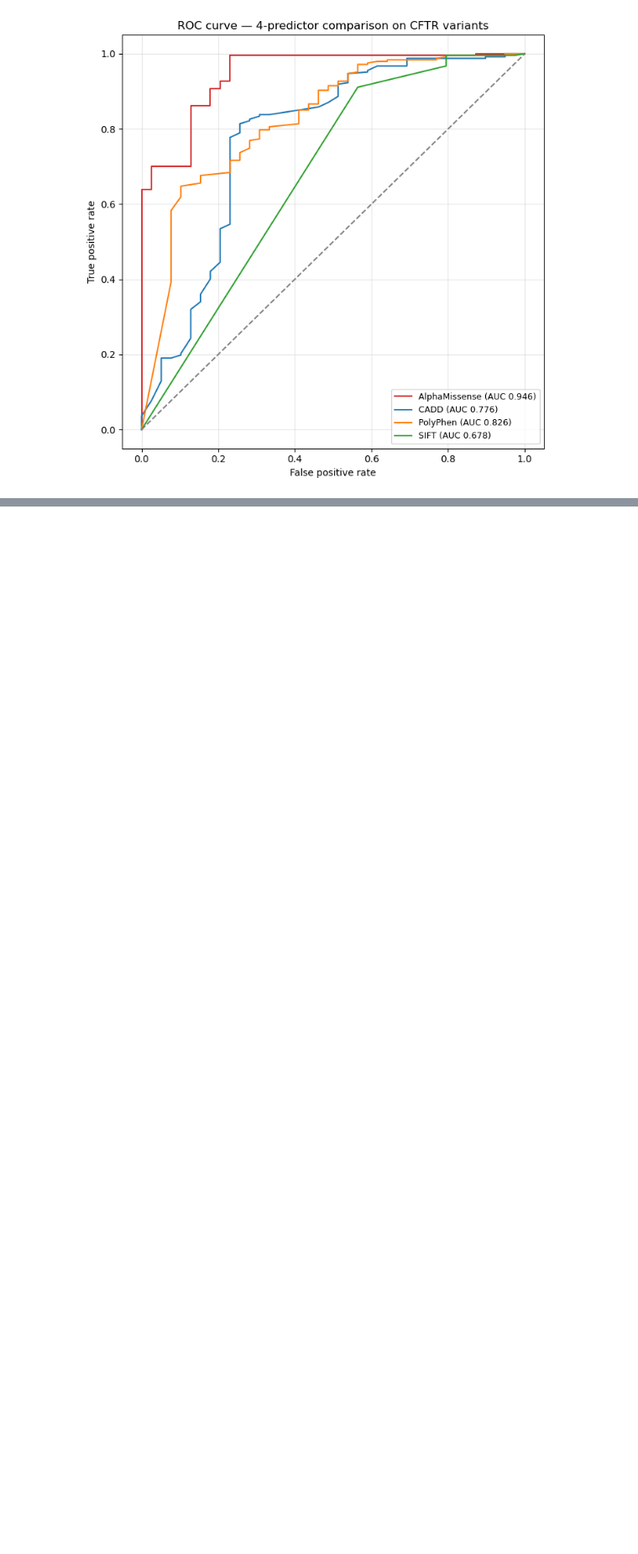
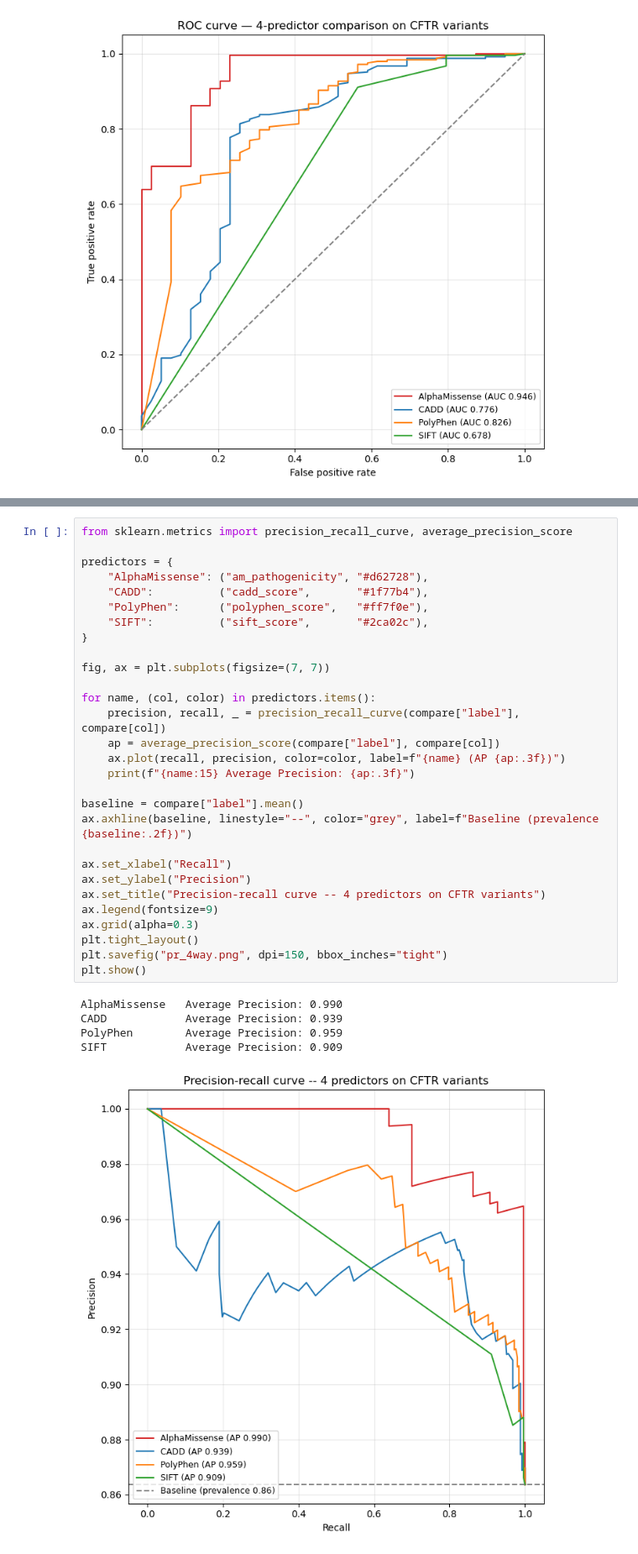
Before and after one commit to RoshaniPawar16/alphamissense-cftr, a Jupyter notebook: comparison.ipynb, the cells around one changed output, grey strips where cells are left out. Shown at 84% size. Saved outputs shown, nothing was run; the diff lists cells and outputs as text; blank space fills up the shorter version.

Commit message:
add precision-recall curves, AM AP 0.990 leads all predictors

```diff
--- a/comparison.ipynb
+++ b/comparison.ipynb
@@ -300,0 +305,35 @@ SIFT            AUC: 0.678
+# %%
+from sklearn.metrics import precision_recall_curve, average_precision_score
+
+predictors = {
+    "AlphaMissense": ("am_pathogenicity", "#d62728"),
+    "CADD":          ("cadd_score",       "#1f77b4"),
+    "PolyPhen":      ("polyphen_score",   "#ff7f0e"),
+    "SIFT":          ("sift_score",       "#2ca02c"),
+}
+
+fig, ax = plt.subplots(figsize=(7, 7))
+
+for name, (col, color) in predictors.items():
+    precision, recall, _ = precision_recall_curve(compare["label"], compare[col])
+    ap = average_precision_score(compare["label"], compare[col])
+    ax.plot(recall, precision, color=color, label=f"{name} (AP {ap:.3f})")
+    print(f"{name:15} Average Precision: {ap:.3f}")
+
+baseline = compare["label"].mean()
+ax.axhline(baseline, linestyle="--", color="grey", label=f"Baseline (prevalence {baseline:.2f})")
+
+ax.set_xlabel("Recall")
+ax.set_ylabel("Precision")
+ax.set_title("Precision-recall curve -- 4 predictors on CFTR variants")
+ax.legend(fontsize=9)
+ax.grid(alpha=0.3)
+plt.tight_layout()
+plt.savefig("pr_4way.png", dpi=150, bbox_inches="tight")
+plt.show()
+# %% [output]
+AlphaMissense   Average Precision: 0.990
+CADD            Average Precision: 0.939
+PolyPhen        Average Precision: 0.959
+SIFT            Average Precision: 0.909
+[figure, added]
```
Also changed, not shown: parts of 1 cell of this notebook, 3 other files.
